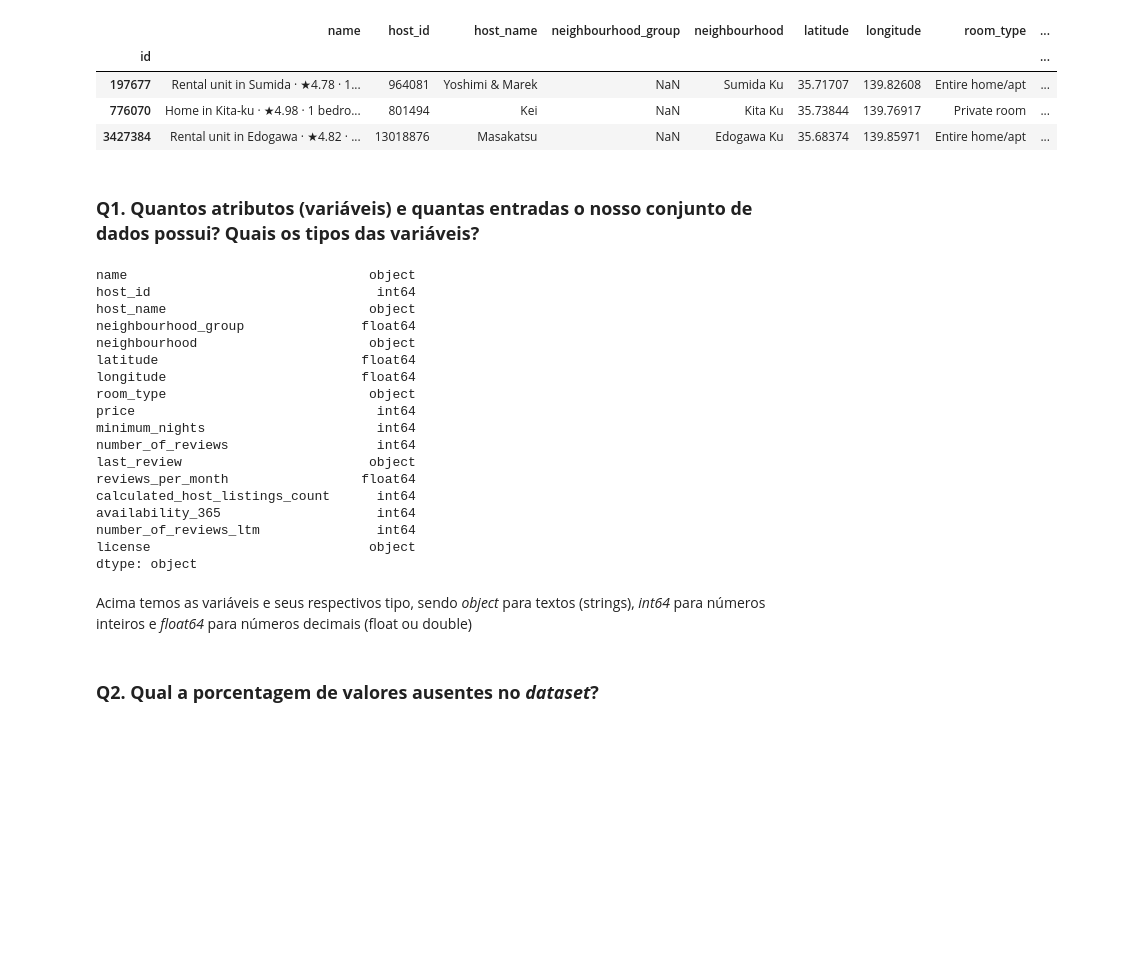
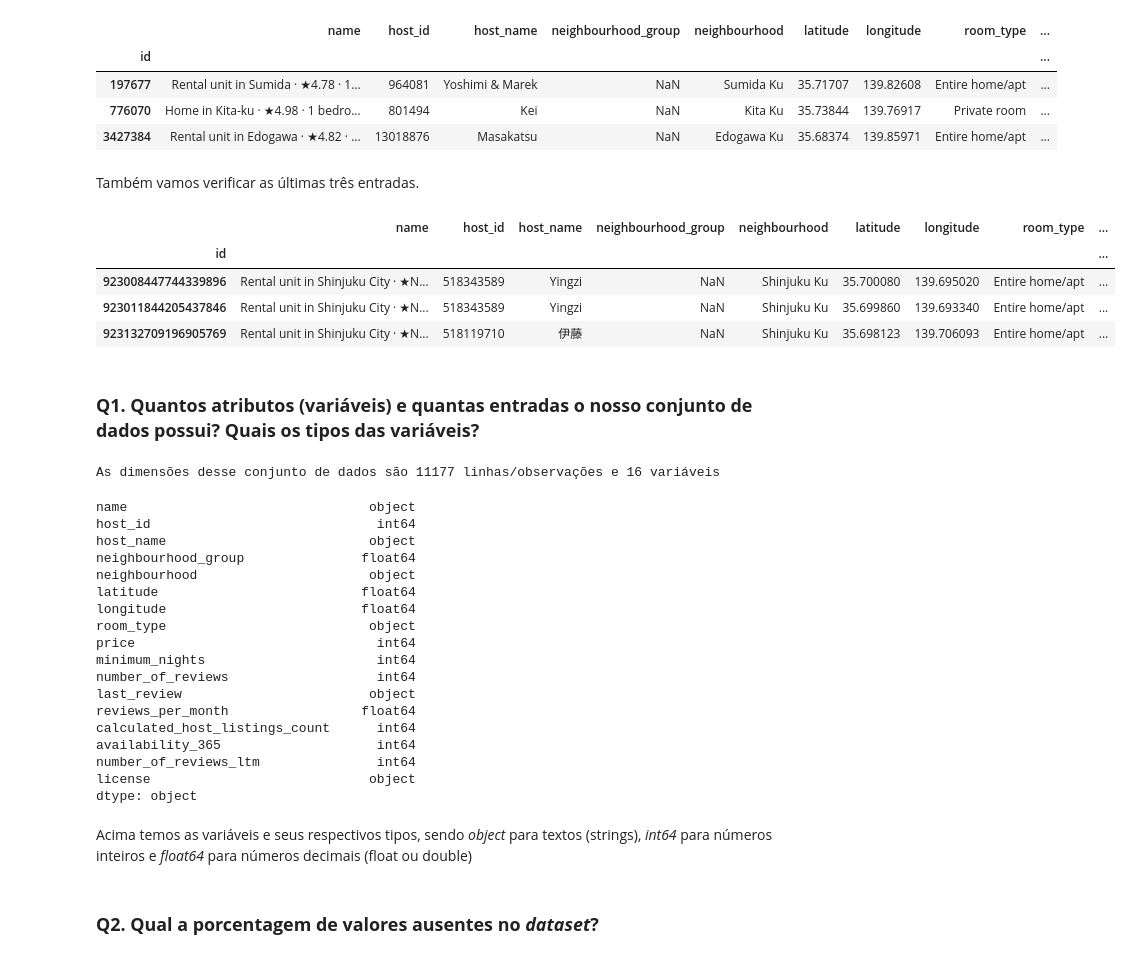
Before and after one commit to drdhenrique/proj_toquio_airbnb, a Jupyter notebook: Airbnb_Tokyo.ipynb, the cells around one changed output. Saved outputs shown, nothing was run; the diff lists cells and outputs as text; code cells hidden in the pictures; blank space fills up the shorter version.

```diff
--- a/Airbnb_Tokyo.ipynb
+++ b/Airbnb_Tokyo.ipynb
@@ -68,30 +73,43 @@ df.head(3)
 | 197677 | Rental unit in Sumida · ★4.78 · 1... | 964081 | Yoshimi & Marek | NaN | Sumida Ku | 35.71707 | 139.82608 | Entire home/apt | ... |
 | 776070 | Home in Kita-ku · ★4.98 · 1 bedro... | 801494 | Kei | NaN | Kita Ku | 35.73844 | 139.76917 | Private room | ... |
 | 3427384 | Rental unit in Edogawa · ★4.82 · ... | 13018876 | Masakatsu | NaN | Edogawa Ku | 35.68374 | 139.85971 | Entire home/apt | ... |
+# %% [markdown]
+Também vamos verificar as últimas três entradas.
+# %%
+df.tail(3)
+# %% [output]
+|  | name | host_id | host_name | neighbourhood_group | neighbourhood | latitude | longitude | room_type | ... |
+| id |  |  |  |  |  |  |  |  | ... |
+| 923008447744339896 | Rental unit in Shinjuku City · ★N... | 518343589 | Yingzi | NaN | Shinjuku Ku | 35.700080 | 139.695020 | Entire home/apt | ... |
+| 923011844205437846 | Rental unit in Shinjuku City · ★N... | 518343589 | Yingzi | NaN | Shinjuku Ku | 35.699860 | 139.693340 | Entire home/apt | ... |
+| 923132709196905769 | Rental unit in Shinjuku City · ★N... | 518119710 | 伊藤 | NaN | Shinjuku Ku | 35.698123 | 139.706093 | Entire home/apt | ... |
 # %% [markdown]
 ### **Q1. Quantos atributos (variáveis) e quantas entradas o nosso conjunto de dados possui? Quais os tipos das variáveis?**
-# %%
-df.dtypes  # Ou df.info()
-# %% [output]
-name                               object
-host_id                             int64
-host_name                          object
-neighbourhood_group               float64
-neighbourhood                      object
-latitude                          float64
-longitude                         float64
-room_type                          object
-price                               int64
-minimum_nights                      int64
-number_of_reviews                   int64
-last_review                        object
-reviews_per_month                 float64
-calculated_host_listings_count      int64
-availability_365                    int64
-number_of_reviews_ltm               int64
-license                            object
-dtype: object
+# %%
+print(f'As dimensões desse conjunto de dados são {df.shape[0]} linhas/observações e {df.shape[1]-1} variáveis')
+
+df.dtypes  # Ou df.info()
+# %% [output]
+As dimensões desse conjunto de dados são 11177 linhas/observações e 16 variáveis
+name                               object
+host_id                             int64
+host_name                          object
+neighbourhood_group               float64
+neighbourhood                      object
+latitude                          float64
+longitude                         float64
+room_type                          object
+price                               int64
+minimum_nights                      int64
+number_of_reviews                   int64
+last_review                        object
+reviews_per_month                 float64
+calculated_host_listings_count      int64
+availability_365                    int64
+number_of_reviews_ltm               int64
+license                            object
+dtype: object
 # %% [markdown]
-Acima temos as variáveis e seus respectivos tipo, sendo *object* para textos (strings), *int64* para números inteiros e *float64* para números decimais (float ou double)
+Acima temos as variáveis e seus respectivos tipos, sendo *object* para textos (strings), *int64* para números inteiros e *float64* para números decimais (float ou double)
 # %% [markdown]
 ### **Q2. Qual a porcentagem de valores ausentes no *dataset*?**
```
Also changed, not shown: parts of 15 cells of this notebook.
